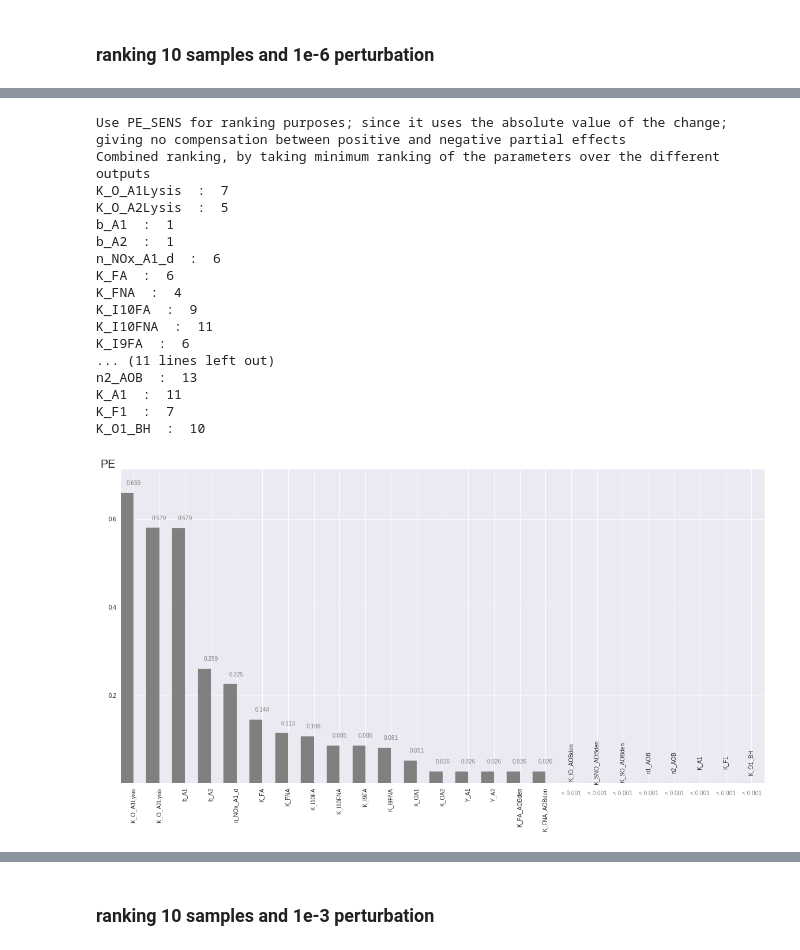
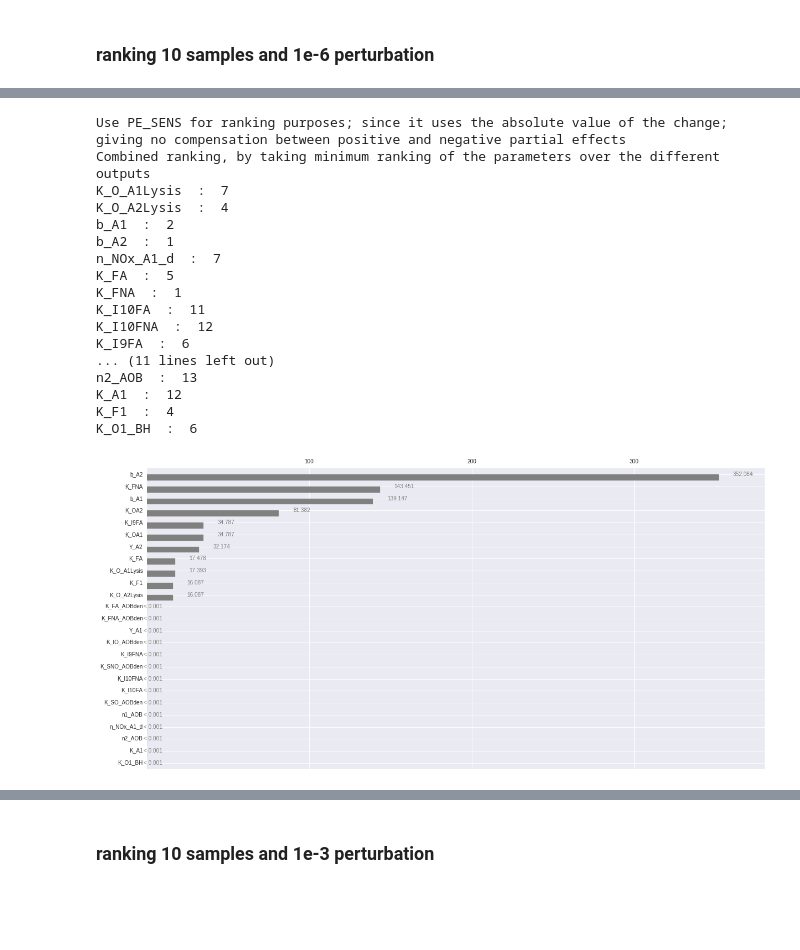
Before and after one commit to gbellandi/EHV_GSA, a Jupyter notebook: EHVparameter_ranking_pyStran.ipynb, the cells around one changed output, grey strips where cells are left out. Saved outputs shown, nothing was run; the diff lists cells and outputs as text; code cells hidden in the pictures; blank space fills up the shorter version.

Commit message:
parameter ranking plot and visualization

```diff
--- a/EHVparameter_ranking_pyStran.ipynb
+++ b/EHVparameter_ranking_pyStran.ipynb
@@ -197,7 +197,7 @@ for txt_file in glob.iglob('/home/data/gbelland/gitRepos/WEST16_DRYW_N2O/*out.tx
 # %% [markdown]
 ## check model outputs
 # %%
-results, units = reshape_files('./results/ranking/10runs_10e_3pert/',
+results, units = reshape_files(case_dir,#'./results/ranking/10runs_10e_6pert/',
                                'Eindhoven', 'Steady State', goat.parset2run.shape[0]) # or Dynamic!
 # for key in units.keys():
 #     fig, ax = plt.subplots()
@@ -249,33 +254,32 @@ K_O1_BH  :  5
 # %%
 #evaluate sensitivity
 goat.Calc_sensitivity(np.array(results['.Aer_Anox_ZP.C(S_NO3)'].values).T)
 #transform sensitivity into ranking
 goat.Get_ranking()
 
 #plot the partial effect based sensitivity
-fig, ax1 = goat.plotsens(indice='PE', ec='grey',fc='grey', outputid=10)
+fig, ax1 = goat.plotsens(indice='PE', ec='grey',fc='grey', sortit=True) # not clear what "outputid" does
 fig.set_size_inches(20, 10)
-ax1.set_xticklabels(parasets.columns, rotation=90);
-# plt.savefig('no3_ranking_10runs_10e_6pert.png', dpi=300, bbox_inches='tight')
+# plt.savefig(r'./results/ranking/TIS/10runs_10e_6pert/no3_ranking_10runs_10e_6pert.png', dpi=300, bbox_inches='tight')
 # %% [output]
 Use PE_SENS for ranking purposes; since it uses the absolute value of the change; giving no compensation between positive and negative partial effects
 Combined ranking, by taking minimum ranking of the parameters over the different outputs
 K_O_A1Lysis  :  7
-K_O_A2Lysis  :  5
-b_A1  :  1
+K_O_A2Lysis  :  4
+b_A1  :  2
 b_A2  :  1
-n_NOx_A1_d  :  6
-K_FA  :  6
-K_FNA  :  4
-K_I10FA  :  9
-K_I10FNA  :  11
+n_NOx_A1_d  :  7
+K_FA  :  5
+K_FNA  :  1
+K_I10FA  :  11
+K_I10FNA  :  12
 K_I9FA  :  6
 ... (11 lines left out)
 n2_AOB  :  13
-K_A1  :  11
-K_F1  :  7
-K_O1_BH  :  10
+K_A1  :  12
+K_F1  :  4
+K_O1_BH  :  6
-[figure, old version]
+[figure, new version]
 # %%
 #evaluate sensitivity
 goat.Calc_sensitivity(np.array(results['.Aer_Anox_ZP.C(S_O)'].values).T)
```
Also changed, not shown: parts of 64 cells of this notebook.
